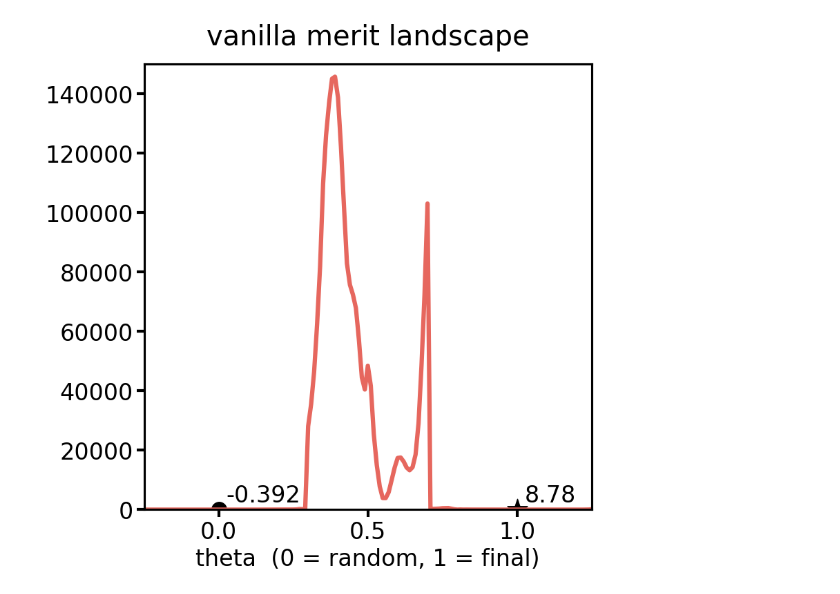
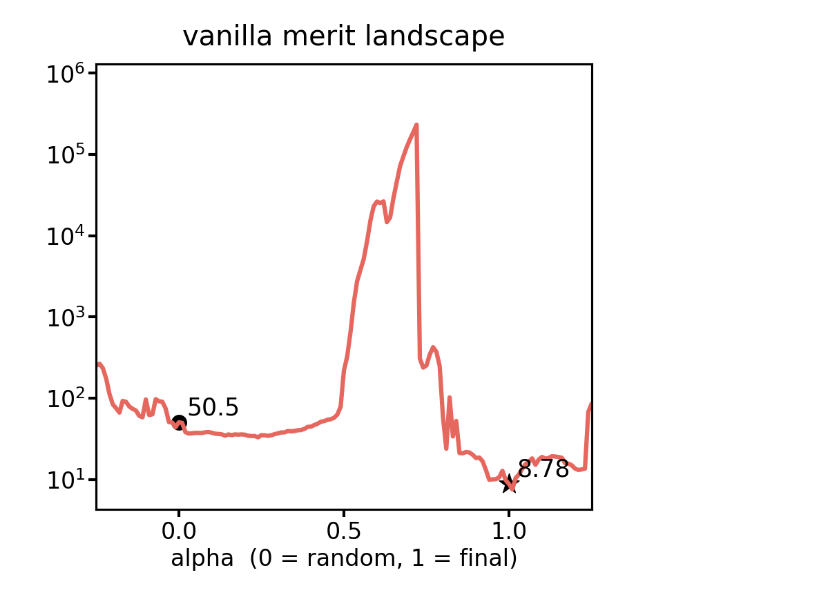
Before and after one commit to xkhainguyen/FSNet, a Jupyter notebook: visualize_weight_to_merit_interp.ipynb, the cells around one changed output. Cells and saved outputs as stored; diff of their text form; code cells hidden in the pictures.

```diff
--- a/visualize_weight_to_merit_interp.ipynb
+++ b/visualize_weight_to_merit_interp.ipynb
@@ -7,14 +7,14 @@ SKIP = 1 # skip_first
 LINE_WIDTH = 3
 BASE_SIZE = 24
 # Professional colors
-COLORS = {'vanilla': "#E6675E", 'pretraining': "#4D8CDF", 'warm-started': "#2CA523"}
+COLORS = {'vanilla': "#E6675E", 'pretraining': "#4D8CDF", 'ours': "#2CA523"}
 
 def plot_merit_interpolation(
     t,
     merit,
     *,
     title="vanilla merit landscape",
-    xlabel="theta  (0 = random, 1 = final)",
+    xlabel="alpha  (0 = random, 1 = final)",
     ylabel="merit value",
     save_path=None,
     dpi=300,
@@ -34,8 +34,8 @@ def plot_merit_interpolation(
     ax.set_xlabel(xlabel, fontsize=BASE_SIZE, fontweight='normal')
     ax.set_xlim(-0.25, 1.25)
     # ax.set_ylabel(ylabel, fontsize=BASE_SIZE, fontweight='normal')
-    ax.set_ylim(-10, 1.5e5)
-    # ax.set_yscale("log")
+    # ax.set_ylim(-10, 1.5e5)
+    ax.set_yscale("log")
 
     ax.minorticks_off()
     ax.locator_params(axis='x', nbins=4)
@@ -44,41 +44,41 @@ def plot_merit_interpolation(
     # ax.grid(True, alpha=0.3)
 
     # annotate endpoints
-    ax.annotate(f"{(merit[A_idx]):.3g}", (t[A_idx], merit[A_idx]), textcoords="offset points", xytext=(8, 8), fontsize=BASE_SIZE)
-    ax.annotate(f"{(merit[B_idx]):.3g}", (t[B_idx], merit[B_idx]), textcoords="offset points", xytext=(8, 8), fontsize=BASE_SIZE)
+    ax.annotate(f"{(merit[A_idx]):.3g}", (t[A_idx], merit[A_idx]), textcoords="offset points", xytext=(8, 8),fontsize=BASE_SIZE+1)
+    ax.annotate(f"{(merit[B_idx]):.3g}", (t[B_idx], merit[B_idx]), textcoords="offset points", xytext=(8, 8), fontsize=BASE_SIZE+1)
 
     for spine in ax.spines.values():
         spine.set_linewidth(LINE_WIDTH * 0.75)
         spine.set_color('black')
 
     # if save_path is not None:
     #     out_dir = os.path.dirname(save_path)
     #     if out_dir:
     #         os.makedirs(out_dir, exist_ok=True)
     #     fig.savefig(save_path, dpi=dpi, bbox_inches="tight")
     #     print(f"Saved plot to: {save_path}", flush=True)
 
     if show:
         plt.show()
 
     if close:
         plt.close(fig)
 
 
 if __name__ == "__main__":
     # Load from the NPZ you saved earlier
-    # npz_path = "figures/merit_interpolation_random_to_vanilla.npz"  # EDIT if needed
-    npz_path = "figures/merit_interpolation_A_to_B.npz"  # EDIT if needed
+    npz_path = "figures/merit_interpolation_random_to_vanilla.npz"  # EDIT if needed
+    # npz_path = "figures/merit_interpolation_A_to_B.npz"  # EDIT if needed
     # npz_path = "figures/merit_interpolation_warmstarted.npz"  # EDIT if needed
     data = np.load(npz_path)
 
     t = data["t"]
     merit = data["merit"]
 
     plot_merit_interpolation(
         t,
         merit,
         show=True,   # set True if you want interactive display
     )
 # %% [output]
-[figure, old version]
+[figure, new version]
```
Also changed, not shown: 15 other files.
